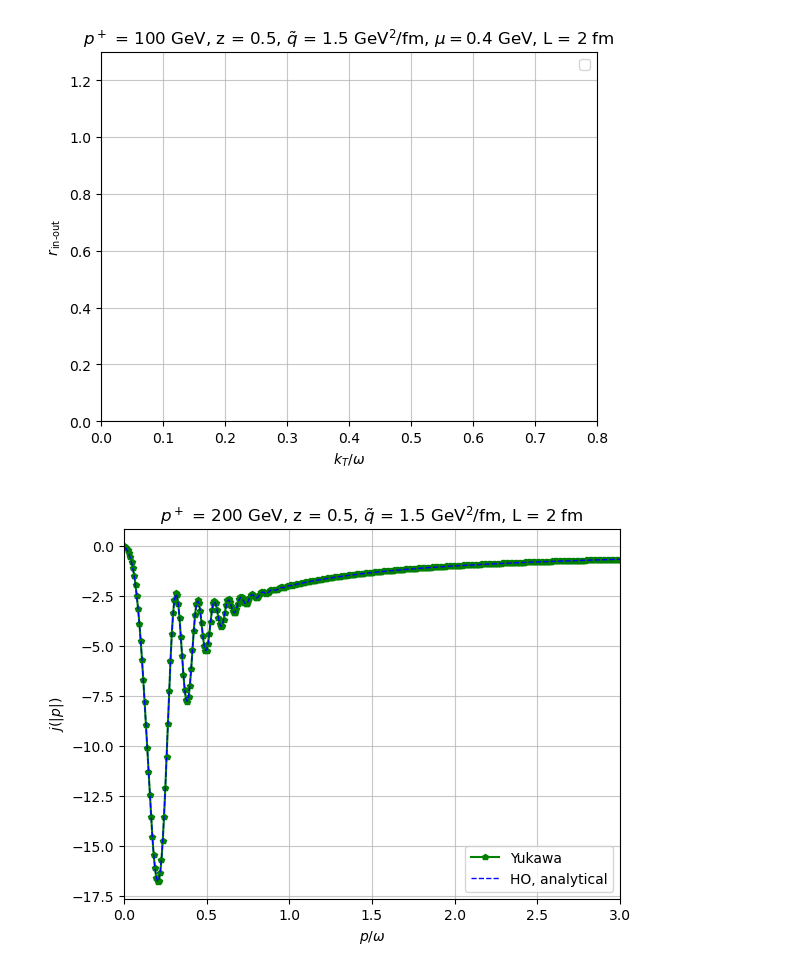
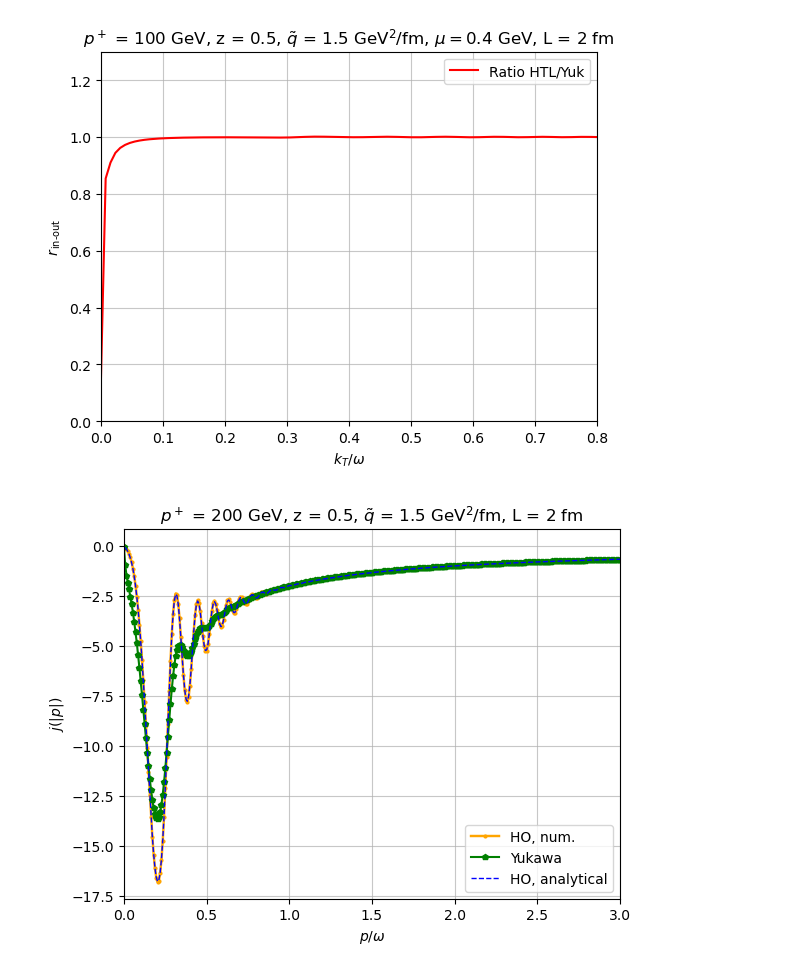
Before and after one commit to marcoacl00/parton_splittings_full, a Jupyter notebook: 1Dkernel.ipynb, the cells around one changed output. Cells and saved outputs as stored; diff of their text form; code cells hidden in the pictures.

```diff
--- a/1Dkernel.ipynb
+++ b/1Dkernel.ipynb
@@ -16,11 +16,11 @@ vertex = "gamma_qq"
 t = 1.0
 
 
-#htl_str = "data/fsol_final_htl_" + vertex + "__E_" + str(int(E)) + "_z_0.5_q_1.5_mu_0.4.dat"
-yuk_str = "data/fsol_final_yuk_" + vertex + "__E_" + str(int(E)) + "_z_0.5_q_1.5_mu_0.5.dat"
-ho_str = "data/fsol_final_ho_" + vertex + "__E_" + str(int(E)) + "_z_0.5_q_1.5_mu_0.5.dat"
+htl_str = "data/fsol_final_htl_" + vertex + "__E_" + str(int(E)) + "_z_0.5_q_1.5_mu_0.4.dat"
+yuk_str = "data/fsol_final_yuk_" + vertex + "__E_" + str(int(E)) + "_z_0.5_q_1.5_mu_0.4.dat"
+ho_str = "data/fsol_final_ho_" + vertex + "__E_" + str(int(E)) + "_z_0.5_q_1.5_mu_0.4.dat"
 
-#htl = np.loadtxt(htl_str).T[0] + 1j * np.loadtxt(htl_str).T[1]
+htl = np.loadtxt(htl_str).T[0] + 1j * np.loadtxt(htl_str).T[1]
 yuk = np.loadtxt(yuk_str).T[0] + 1j * np.loadtxt(yuk_str).T[1]
 ho  = np.loadtxt(ho_str).T[0] + 1j * np.loadtxt(ho_str).T[1]
 
@@ -70,5 +62,5 @@ plt.grid(alpha = 0.7)
 # %%
-#plt.plot(P[:-10]/omega , np.real(htl[:-10]/yuk[:-10]), label='Ratio HTL/Yuk', color = "red")
+plt.plot(P[:-10]/omega , np.real(htl[:-10]/yuk[:-10]), label='Ratio HTL/Yuk', color = "red")
 
 #plt.plot(P[:-10], -2+ 2*0.4**4/(0.002*P[:-10]**2 + 0.4**2)**2)
 plt.xlabel(r'$k_T/\omega$')
@@ -81,24 +73,24 @@ plt.grid(alpha = 0.7)
 
 plt.show()
 # %% [output]
-[figure, old version]
+[figure, new version]
 # %%
-#plt.plot(P[:-10]/omega , np.real(ho[:-10]),  marker='o', linewidth = 1.75, markersize = 2, label='HO, num.', color = "orange")
+plt.plot(P[:-10]/omega , np.real(ho[:-10]),  marker='o', linewidth = 1.75, markersize = 2, label='HO, num.', color = "orange")
 #slt.plot(P[:-10]/omega , np.real(htl[:-10]), label='HTL', marker='^', markersize = 3, color = "red")
-plt.plot(P[:-10]/omega ,np.real(ho[:-10]),  marker='p', markersize = 4, label='Yukawa', color = "green")
+plt.plot(P[:-10]/omega ,np.real(yuk[:-10]),  marker='p', markersize = 4, label='Yukawa', color = "green")
 plt.plot(P[:-10]/omega, np.real(IN_OUT_HO[:-10]) / (P[:-10]/omega)  , "--", label='HO, analytical', color = "blue", linewidth = 1)
 
 #plt.plot(P[:-10], -2+ 2*0.4**4/(0.002*P[:-10]**2 + 0.4**2)**2)
 plt.xlabel(r'$p/\omega$')
 plt.xlim(0, 3.0)
 plt.ylabel(r'$j(|p|)$')
 plt.legend()
 plt.title(r'$p^+$ = 200 GeV, z = 0.5, $\tilde{q}$ = 1.5 GeV$^2$/fm, L = 2 fm')
 plt.grid(alpha = 0.7)
 
 plt.show()
 # %% [output]
-[figure, old version]
+[figure, new version]
 # %%
 from scipy.interpolate import CubicSpline
 
```
Also changed, not shown: parts of 10 cells of this notebook, 34 other files.
